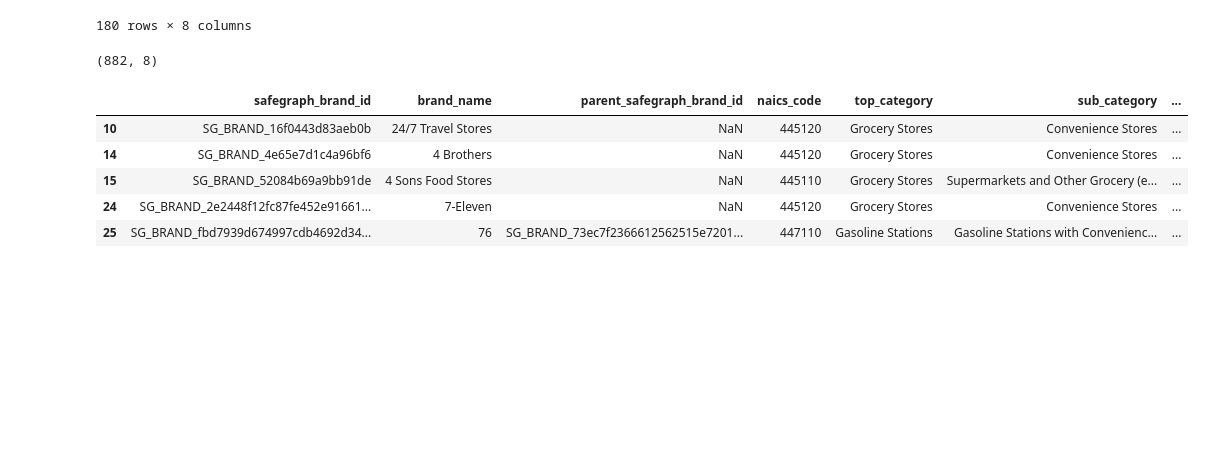
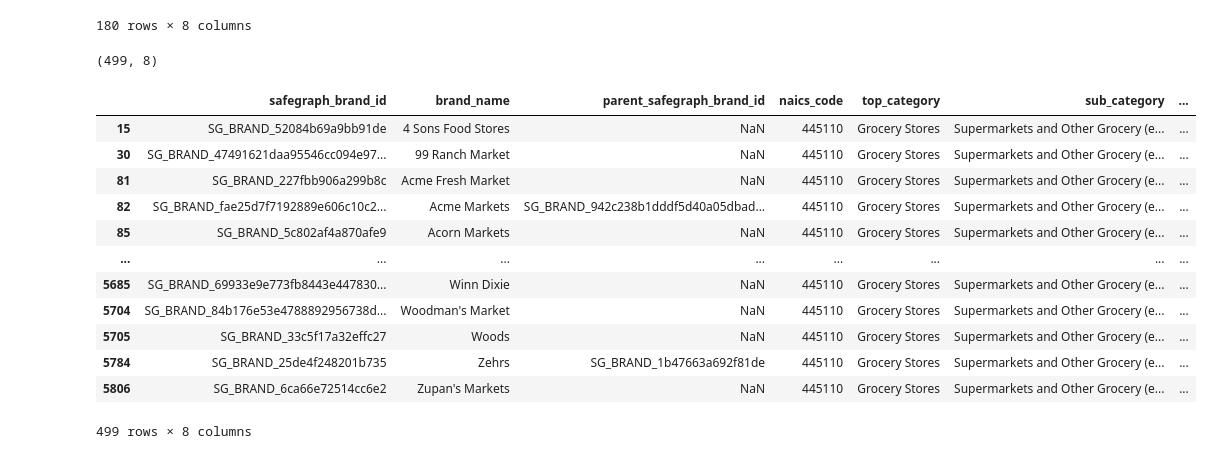
Before and after one commit to tahentx/pv_workbook, a Jupyter notebook: datascience/safegraph/weeklypatternseda.ipynb, the cells around one changed output. Cells and saved outputs as stored; diff of their text form; code cells hidden in the pictures; blank space fills up the shorter version.

```diff
--- a/datascience/safegraph/weeklypatternseda.ipynb
+++ b/datascience/safegraph/weeklypatternseda.ipynb
@@ -51,17 +54,26 @@ categories.describe()
 | Wired and Wireless Telecommunicat... | 27.0 | 517311.96 | 0.19 | 517311.0 | 517312.0 | 517312.0 | 517312.0 | 517312.0 |
 180 rows × 8 columns
 # %%
-grocery_stores_df = brand_df[brand_df.top_category == 'Gro']
+grocery_stores_df = brand_df[brand_df.top_category == 'Grocery Stores']
+# %%
+supermarket_df = grocery_stores_df[grocery_stores_df.sub_category.str.contains('Supermarkets')]
 # %%
-g.shape
+supermarket_df.shape
 # %% [output]
-(882, 8)
+(499, 8)
-# %%
-g.head(5)
-# %% [output]
-|  | safegraph_brand_id | brand_name | parent_safegraph_brand_id | naics_code | top_category | sub_category | ... |
-| 10 | SG_BRAND_16f0443d83aeb0b | 24/7 Travel Stores | NaN | 445120 | Grocery Stores | Convenience Stores | ... |
-| 14 | SG_BRAND_4e65e7d1c4a96bf6 | 4 Brothers | NaN | 445120 | Grocery Stores | Convenience Stores | ... |
-| 15 | SG_BRAND_52084b69a9bb91de | 4 Sons Food Stores | NaN | 445110 | Grocery Stores | Supermarkets and Other Grocery (e... | ... |
-| 24 | SG_BRAND_2e2448f12fc87fe452e91661... | 7-Eleven | NaN | 445120 | Grocery Stores | Convenience Stores | ... |
-| 25 | SG_BRAND_fbd7939d674997cdb4692d34... | 76 | SG_BRAND_73ec7f2366612562515e7201... | 447110 | Gasoline Stations | Gasoline Stations with Convenienc... | ... |
+# %%
+supermarket_df
+# %% [output]
+|  | safegraph_brand_id | brand_name | parent_safegraph_brand_id | naics_code | top_category | sub_category | ... |
+| 15 | SG_BRAND_52084b69a9bb91de | 4 Sons Food Stores | NaN | 445110 | Grocery Stores | Supermarkets and Other Grocery (e... | ... |
+| 30 | SG_BRAND_47491621daa95546cc094e97... | 99 Ranch Market | NaN | 445110 | Grocery Stores | Supermarkets and Other Grocery (e... | ... |
+| 81 | SG_BRAND_227fbb906a299b8c | Acme Fresh Market | NaN | 445110 | Grocery Stores | Supermarkets and Other Grocery (e... | ... |
+| 82 | SG_BRAND_fae25d7f7192889e606c10c2... | Acme Markets | SG_BRAND_942c238b1dddf5d40a05dbad... | 445110 | Grocery Stores | Supermarkets and Other Grocery (e... | ... |
+| 85 | SG_BRAND_5c802af4a870afe9 | Acorn Markets | NaN | 445110 | Grocery Stores | Supermarkets and Other Grocery (e... | ... |
+| ... | ... | ... | ... | ... | ... | ... | ... |
+| 5685 | SG_BRAND_69933e9e773fb8443e447830... | Winn Dixie | NaN | 445110 | Grocery Stores | Supermarkets and Other Grocery (e... | ... |
+| 5704 | SG_BRAND_84b176e53e4788892956738d... | Woodman's Market | NaN | 445110 | Grocery Stores | Supermarkets and Other Grocery (e... | ... |
+| 5705 | SG_BRAND_33c5f17a32effc27 | Woods | NaN | 445110 | Grocery Stores | Supermarkets and Other Grocery (e... | ... |
+| 5784 | SG_BRAND_25de4f248201b735 | Zehrs | SG_BRAND_1b47663a692f81de | 445110 | Grocery Stores | Supermarkets and Other Grocery (e... | ... |
+| 5806 | SG_BRAND_6ca66e72514cc6e2 | Zupan's Markets | NaN | 445110 | Grocery Stores | Supermarkets and Other Grocery (e... | ... |
+499 rows × 8 columns
```
Also changed, not shown: parts of 10 cells of this notebook.
